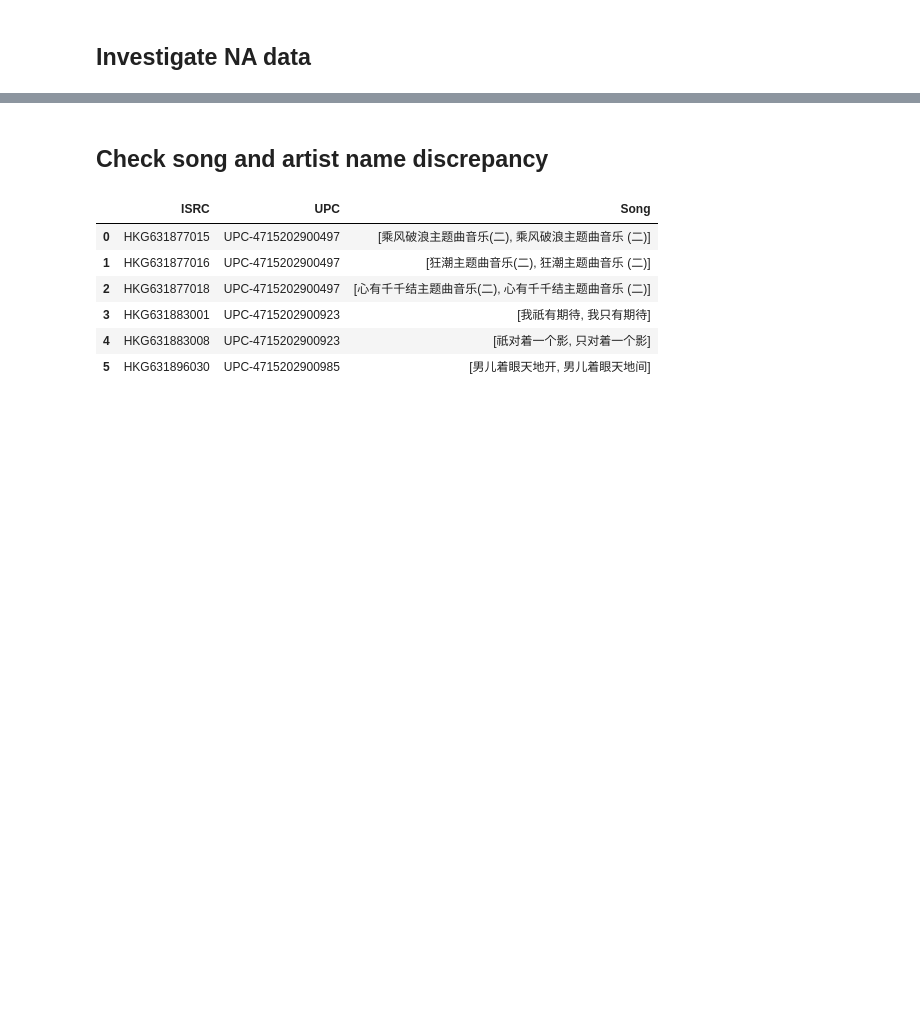
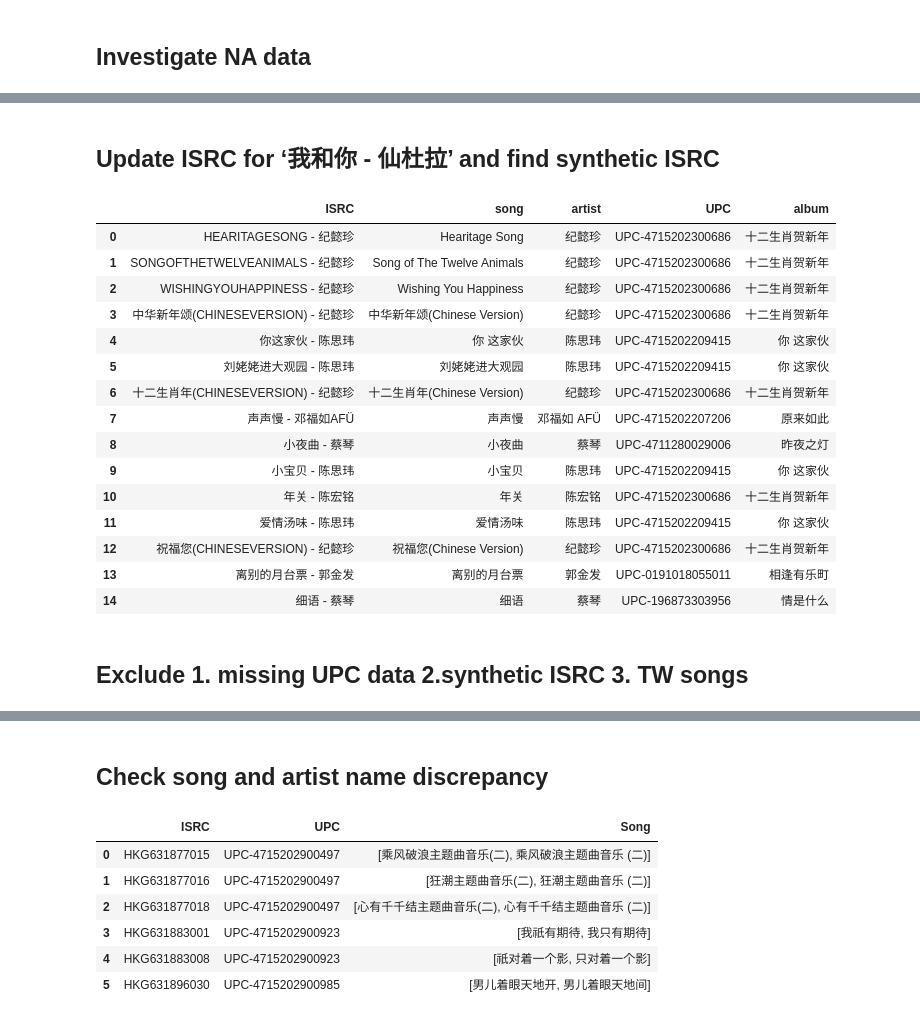
Before and after one commit to judyy19/Music-Analysis, a Jupyter notebook: analysis/Forward.ipynb, the cells around one changed output, grey strips where cells are left out. Cells and saved outputs as stored; diff of their text form; code cells hidden in the pictures; blank space fills up the shorter version.

```diff
--- a/analysis/Forward.ipynb
+++ b/analysis/Forward.ipynb
@@ -228 +200,3 @@ song_outside_detail_CON02-TME00-20230731-0006_qq_329227508_20260501-20260531-062
 dtype: int64
+# %% [markdown]
+## Update ISRC for ‘我和你 - 仙杜拉’ and find synthetic ISRC
@@ -228,0 +207,33 @@ dtype: int64
+# %%
+df_with_dash = df_cleaned[df_cleaned['ISRC'].str.contains('-', na=False) & df_cleaned['UPC'].notna()]
+missing_isrc = (
+    df_with_dash
+    .groupby('ISRC')
+    .agg(
+        song=('standard_song', 'first'),
+        artist=('standard_artist', 'first'),
+        UPC=('UPC', 'first'),
+        album=('Album', 'first')
+    )
+    .reset_index()
+)
+missing_isrc
+# %% [output]
+|  | ISRC | song | artist | UPC | album |
+| 0 | HEARITAGESONG - 纪懿珍 | Hearitage Song | 纪懿珍 | UPC-4715202300686 | 十二生肖贺新年 |
+| 1 | SONGOFTHETWELVEANIMALS - 纪懿珍 | Song of The Twelve Animals | 纪懿珍 | UPC-4715202300686 | 十二生肖贺新年 |
+| 2 | WISHINGYOUHAPPINESS - 纪懿珍 | Wishing You Happiness | 纪懿珍 | UPC-4715202300686 | 十二生肖贺新年 |
+| 3 | 中华新年颂(CHINESEVERSION) - 纪懿珍 | 中华新年颂(Chinese Version) | 纪懿珍 | UPC-4715202300686 | 十二生肖贺新年 |
+| 4 | 你这家伙 - 陈思玮 | 你 这家伙 | 陈思玮 | UPC-4715202209415 | 你 这家伙 |
+| 5 | 刘姥姥进大观园 - 陈思玮 | 刘姥姥进大观园 | 陈思玮 | UPC-4715202209415 | 你 这家伙 |
+| 6 | 十二生肖年(CHINESEVERSION) - 纪懿珍 | 十二生肖年(Chinese Version) | 纪懿珍 | UPC-4715202300686 | 十二生肖贺新年 |
+| 7 | 声声慢 - 邓福如AFÜ | 声声慢 | 邓福如 AFÜ | UPC-4715202207206 | 原来如此 |
+| 8 | 小夜曲 - 蔡琴 | 小夜曲 | 蔡琴 | UPC-4711280029006 | 昨夜之灯 |
+| 9 | 小宝贝 - 陈思玮 | 小宝贝 | 陈思玮 | UPC-4715202209415 | 你 这家伙 |
+| 10 | 年关 - 陈宏铭 | 年关 | 陈宏铭 | UPC-4715202300686 | 十二生肖贺新年 |
+| 11 | 爱情汤味 - 陈思玮 | 爱情汤味 | 陈思玮 | UPC-4715202209415 | 你 这家伙 |
+| 12 | 祝福您(CHINESEVERSION) - 纪懿珍 | 祝福您(Chinese Version) | 纪懿珍 | UPC-4715202300686 | 十二生肖贺新年 |
+| 13 | 离别的月台票 - 郭金发 | 离别的月台票 | 郭金发 | UPC-0191018055011 | 相逢有乐町 |
+| 14 | 细语 - 蔡琴 | 细语 | 蔡琴 | UPC-196873303956 | 情是什么 |
+# %% [markdown]
+## Exclude 1. missing UPC data 2.synthetic ISRC 3. TW songs
```
Also changed, not shown: parts of 28 cells of this notebook, 6 other files.
